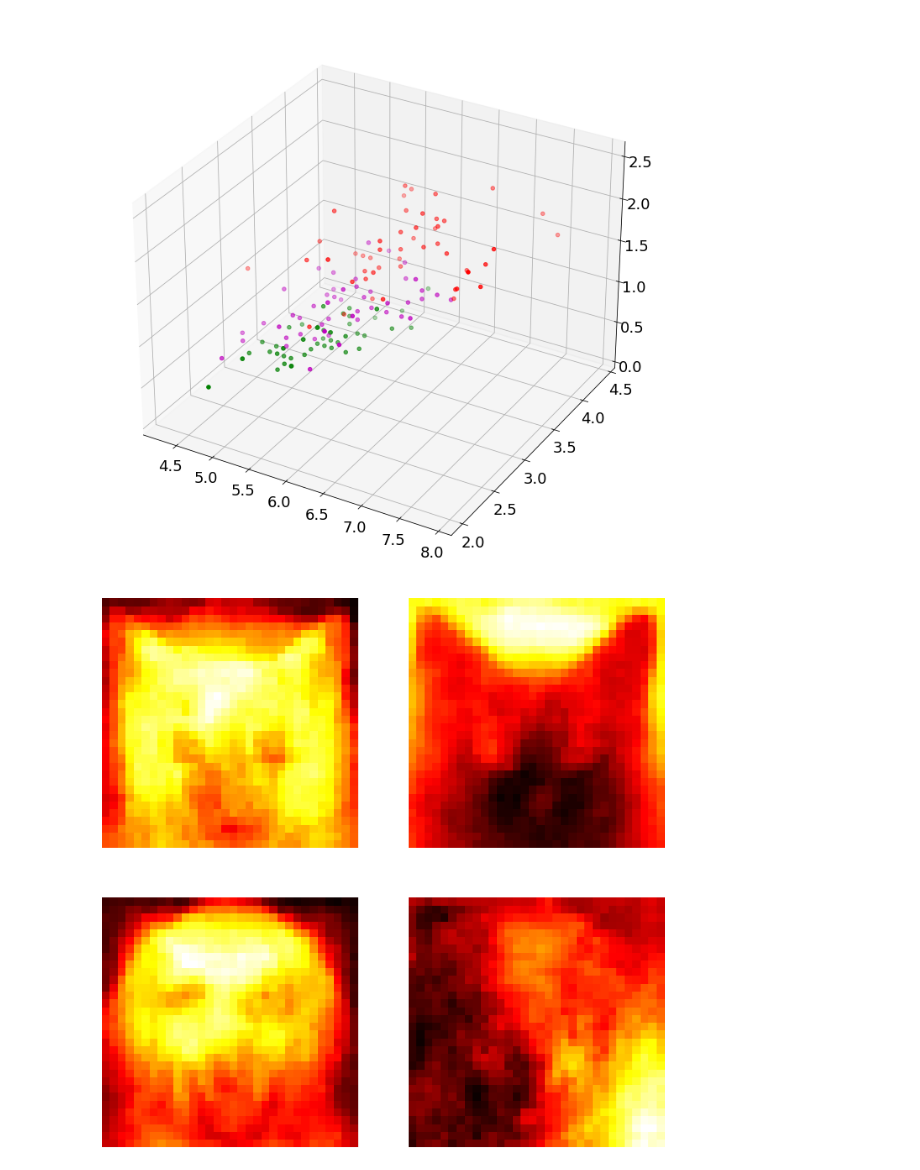
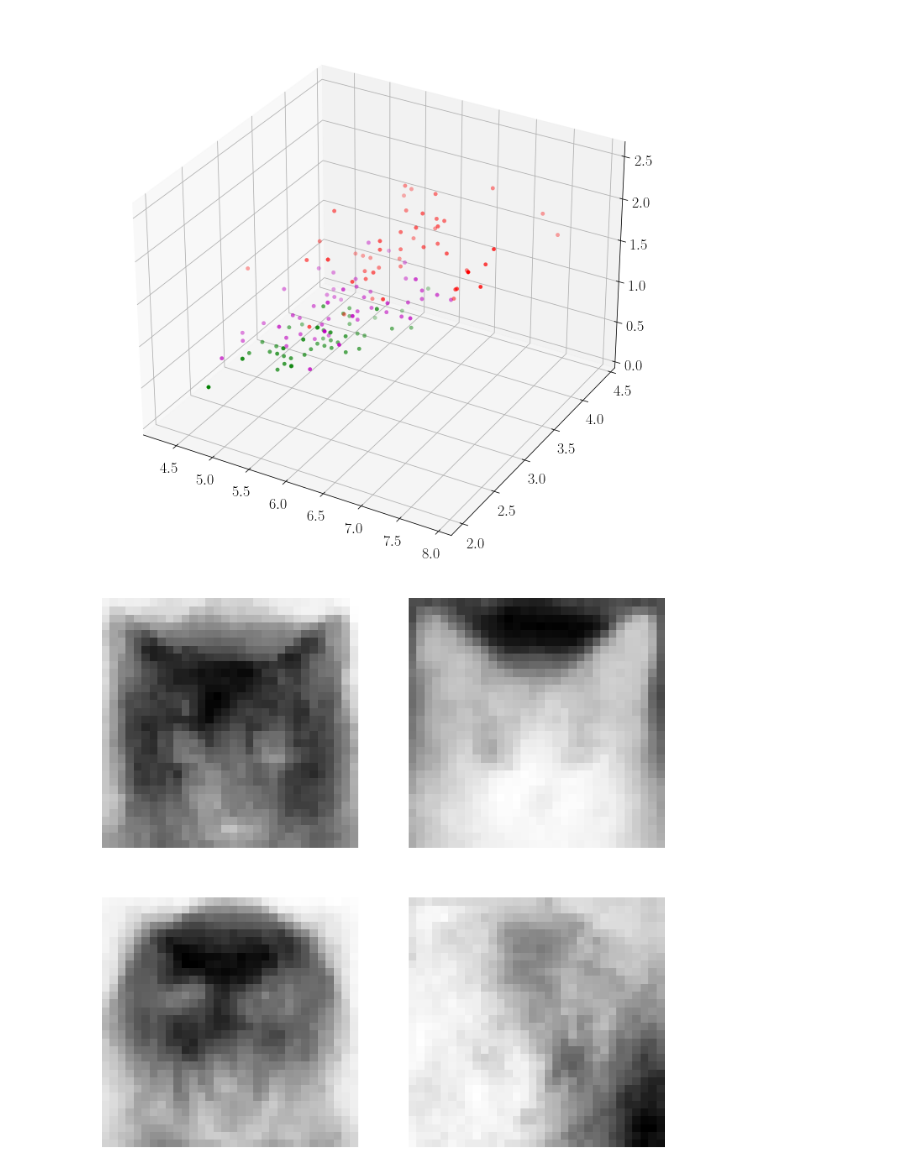
Before and after one commit to qlinhta/my-notes, a Jupyter notebook: notebooks/FischerExtraction.ipynb, the cells around one changed output. Cells and saved outputs as stored; diff of their text form; code cells hidden in the pictures.

```diff
--- a/notebooks/FischerExtraction.ipynb
+++ b/notebooks/FischerExtraction.ipynb
@@ -6,7 +6,16 @@ import numpy as np
 from matplotlib import rcParams
 from scipy import io
 
-rcParams.update({'font.size': 18})
+plt.style.use('seaborn-paper')
+plt.rc('text', usetex=True)
+plt.rc('font', family='serif')
+plt.rc('font', size=18)
+plt.rc('axes', titlesize=18)
+plt.rc('axes', labelsize=18)
+plt.rc('xtick', labelsize=18)
+plt.rc('ytick', labelsize=18)
+plt.rc('legend', fontsize=18)
+plt.rc('lines', markersize=10)
 plt.rcParams['figure.figsize'] = [12, 12]
 # %%
 fisheriris_mat = io.loadmat(os.path.join('..', 'datasets', 'fisheriris.mat'))
@@ -24,7 +33,7 @@ ax.scatter(x3[:, 0], x3[:, 1], x3[:, 3], c='r', marker='o')
 
 plt.show()
 # %% [output]
-[figure, old version]
+[figure, new version]
 # %%
 dogdata_mat = io.loadmat(os.path.join('..', 'datasets', 'dogData.mat'))
 catdata_mat = io.loadmat(os.path.join('..', 'datasets', 'catData.mat'))
@@ -46,13 +55,13 @@ u2, s2, vT2 = np.linalg.svd(CD2 - np.mean(CD2), full_matrices=0)
 # %%
 fig, axs = plt.subplots(2, 2)
 axs = axs.reshape(-1)
 for j in range(4):
     U = np.flipud(np.reshape(u[:, j], (64, 64)))
     U2 = U[::2, ::2]
-    axs[j].pcolor(np.rot90(U2), cmap='hot')
+    axs[j].pcolor(np.rot90(U2), cmap='Greys')
     axs[j].axis('off')
 # %% [output]
-[figure, old version]
+[figure, new version]
 # %%
 fig, axs = plt.subplots(4, 1)
 axs = axs.reshape(-1)
```
Also changed, not shown: parts of 8 cells of this notebook, 15 other files.
